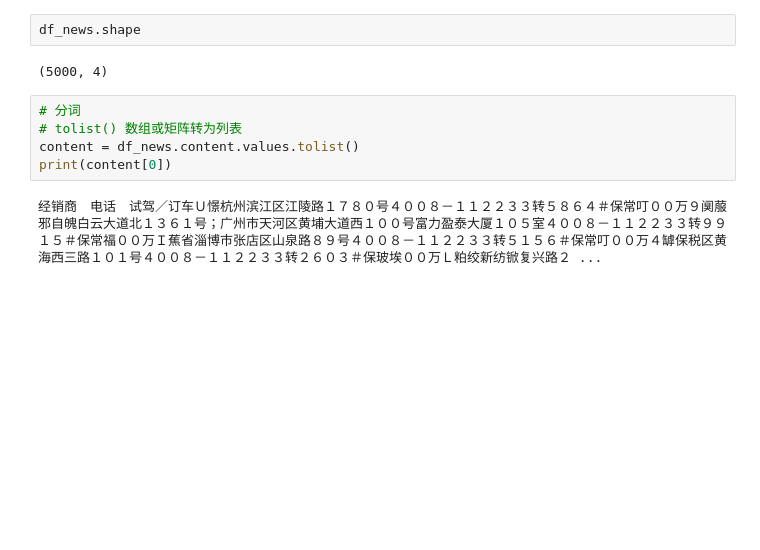
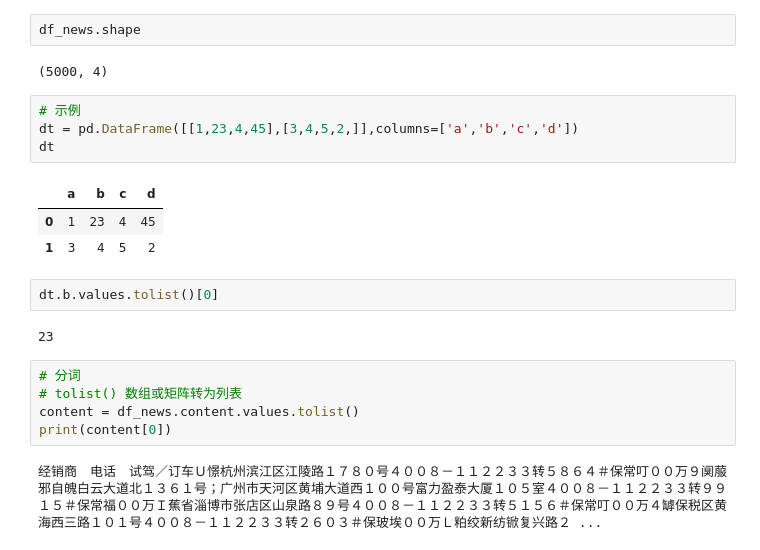
Before and after one commit to joeybaba/mywork, a Jupyter notebook: bayesian_algorithm/news.ipynb, the cells around one changed output. Saved outputs shown, nothing was run; the diff lists cells and outputs as text; blank space fills up the shorter version.

```diff
--- a/bayesian_algorithm/news.ipynb
+++ b/bayesian_algorithm/news.ipynb
@@ -19,6 +19,18 @@ df_news.head()
 df_news.shape
 # %% [output]
 (5000, 4)
+# %%
+# 示例
+dt = pd.DataFrame([[1,23,4,45],[3,4,5,2,]],columns=['a','b','c','d'])
+dt
+# %% [output]
+|  | a | b | c | d |
+| 0 | 1 | 23 | 4 | 45 |
+| 1 | 3 | 4 | 5 | 2 |
+# %%
+dt.b.values.tolist()[0]
+# %% [output]
+23
 # %%
 # 分词
 # tolist() 数组或矩阵转为列表
```
Also changed, not shown: parts of 9 cells of this notebook, 6 other files.
